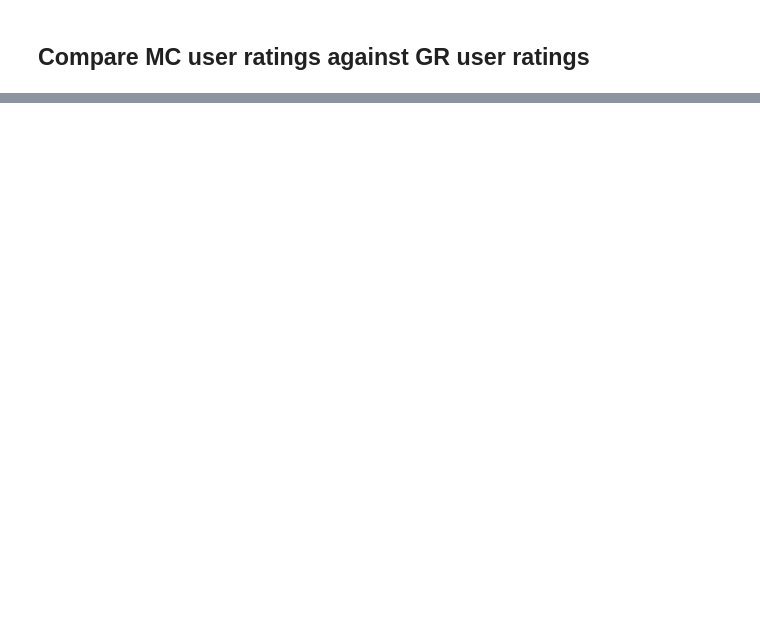
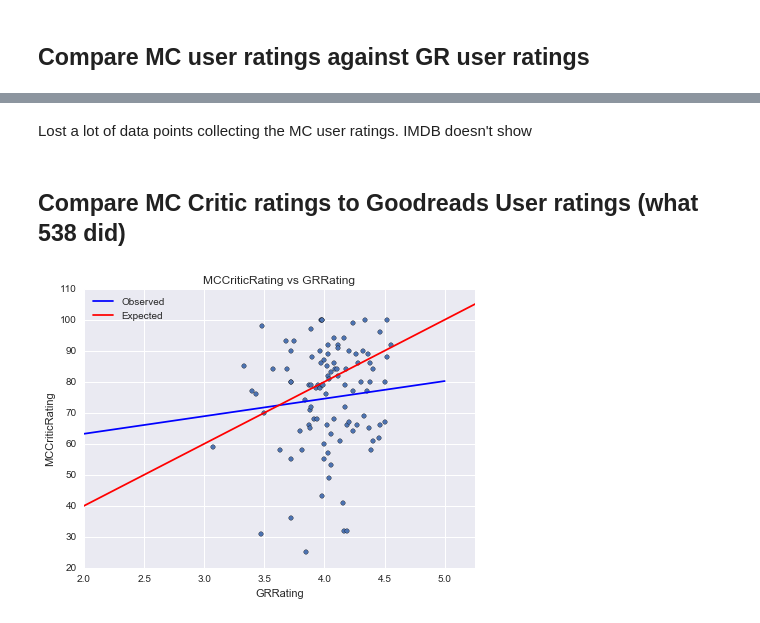
Before and after one commit to kennethjmyers/Metis-Projects, a Jupyter notebook: Luther/ken_m/MovieBookDataAnalysis.ipynb, the cells around one changed output, grey strips where cells are left out. Saved outputs shown, nothing was run; the diff lists cells and outputs as text; code cells hidden in the pictures; blank space fills up the shorter version.

```diff
--- a/Luther/ken_m/MovieBookDataAnalysis.ipynb
+++ b/Luther/ken_m/MovieBookDataAnalysis.ipynb
@@ -121,0 +96,8 @@ print(MC_GR_fit)
+# %% [markdown]
+Lost a lot of data points collecting the MC user ratings. IMDB doesn't show
+# %% [markdown]
+## Compare MC Critic ratings to Goodreads User ratings (what 538 did)
+# %%
+plotMovieRatingAgainstGR(MC_ratings, GR_ratings, 'MCCriticRating', col2='GRRating', ymin=20, ymax=100, xmin=2, xmax=5.25, ylim=110)
+# %% [output]
+[figure, added]
```
Also changed, not shown: parts of 22 cells of this notebook.
